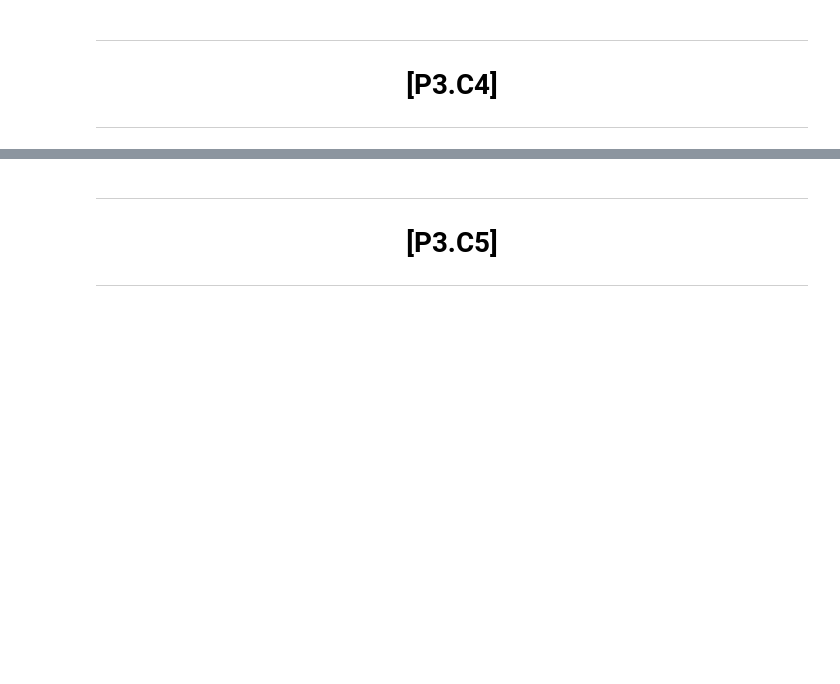
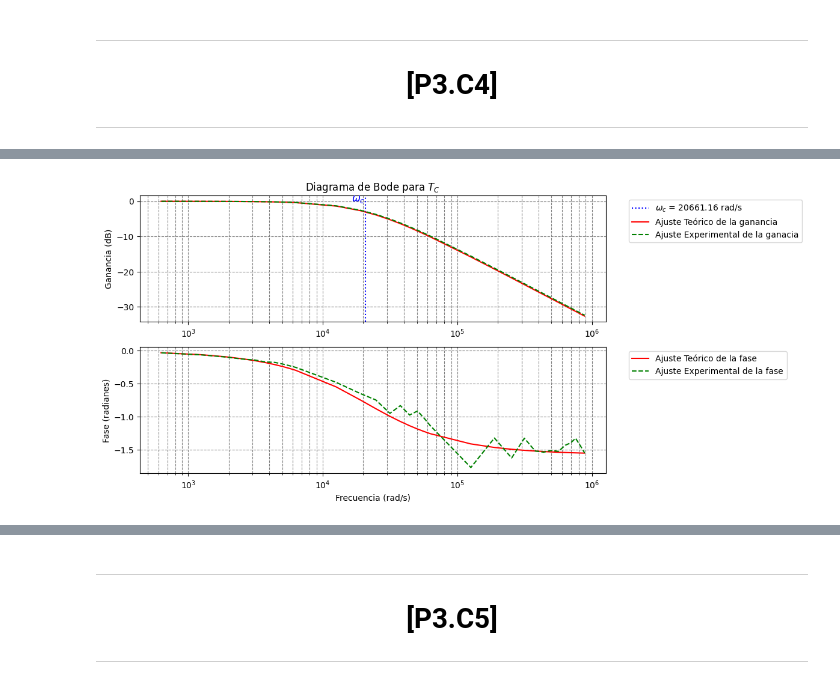
Before and after one commit to WetZap/Practicas-Circuitos, a Jupyter notebook: Practicas/Sesion 3/TerceraSesion.ipynb, the cells around one changed output, grey strips where cells are left out. Drawn from its saved outputs; the diff is of its cells as text; code cells hidden in the pictures; blank space fills up the shorter version.

```diff
--- a/Practicas/Sesion 3/TerceraSesion.ipynb
+++ b/Practicas/Sesion 3/TerceraSesion.ipynb
@@ -87,6 +86,0 @@ Ahora haremos el diagrama de Bode
-# %%
-#Tranformamos las listas en arrays
-Frecuencia , VoltajeFuente = ConverArray2(Frecuencia,VoltajeFuente)
-VoltajeC , Fase = ConverArray2(VoltajeC , Fase)
-
-FrecuenciaAngular = Frecuencia.copy()*(2*Pi)
@@ -92,0 +89,14 @@ FrecuenciaAngular = Frecuencia.copy()*(2*Pi)
+# %%
+#Definimos las variables que usaremos en esta parte.
+
+Tcexp = [] # Lista que tomara los valores del modulo de Tc para los valores experimentales.
+Trexp = [] # Lista que tomara los valores del modulo de Tr para los valores experimentales.
+
+Tcteo = [] # Lista que tomara los valores del modulo de Tc para los valores teóricos.
+Trteo = [] # Lista que tomara los valores del modulo de Tr para los valores teóricos.
+FrecTeo = [] # Lista que tomara los valores de la frecuencia teórica
+
+FaseExpC = [] # Lista que tomara los valores de la fase experimental en el Condensador
+FaseExpR = [] # Lista que tomara los valores de la fase experimental en la Resistencia
+FaseTeoC = [] # Lista que tomara los valores de la fase teórica
+FaseTeoR = [] # Lista que tomara los valores de la fase teórica
@@ -92,0 +160,47 @@ FrecuenciaAngular = Frecuencia.copy()*(2*Pi)
+# %%
+#---------------------------------------------------------------------------------------------------------------------------------
+#Diagrama de Bode Experimental y Teórico de Tc
+#---------------------------------------------------------------------------------------------------------------------------------
+
+# Datos para el Experimental
+
+GananciaExpC = []# Esta lista tomara el valor de la ganancia experimental.
+for i in Tcexp:
+    GananciaExpC.append(20 * math.log10(abs(i)))
+
+#Datos para el Teórico
+
+GananciaTeoC = []# Esta lista tomara el valor de la ganancia teórica.
+for i in Tcteo:
+    GananciaTeoC.append(20 * math.log10(abs(i)))
+# En este bucle calcularesmos la fase del Tc
+for i in FrecuenciaAngularTeo:
+    i = float(i)
+    FaseTeoC.append(math.atan(-i*RCteo))
+
+
+# Graficar el Bode - Magnitud (dB)
+plt.figure(figsize=(10, 6))
+plt.subplot(2, 1, 1)
+plt.axvline(1/RCteo, color='blue', linestyle=':', label=fr"$\omega_c$ = {1/RCteo:.2f} rad/s")
+plt.text(1/RCteo, plt.gca().get_ylim()[1] * 0, r"$\omega_c$",color="blue", fontsize=12, ha="right",va='baseline')
+plt.semilogx(FrecuenciaAngularTeo, GananciaTeoC,label="Ajuste Teórico de la ganancia",color="red")  # Gráfica semilogarítmica
+plt.semilogx(FrecuenciaAngular, GananciaExpC,label='Ajuste Experimental de la ganacia',color='green',linestyle='--')  # Gráfica semilogarítmica
+plt.title(r"Diagrama de Bode para $T_C$")
+plt.ylabel("Ganancia (dB)")
+plt.grid(True, which="both", linestyle="--", color="gray")
+plt.legend(bbox_to_anchor=(1.04, 1), loc="upper left")
+
+
+# Graficar el Bode - Fase (radianes)
+plt.subplot(2, 1, 2)
+plt.semilogx(FrecuenciaAngularTeo,FaseTeoC ,label="Ajuste Teórico de la fase",color="red")  # Gráfica semilogarítmica
+plt.semilogx(FrecuenciaAngular, FaseExpC,label='Ajuste Experimental de la fase',color='green',linestyle='--')  # Gráfica semilogarítmica
+plt.ylabel("Fase (radianes)")
+plt.xlabel("Frecuencia (rad/s)")
+plt.grid(True, which="both", linestyle="--", color="gray")
+plt.legend(bbox_to_anchor=(1.04, 1), loc="upper left")
+
+plt.show()
+# %% [output]
+[figure, added]
```
Also changed, not shown: parts of 10 cells of this notebook, 1 other file.
